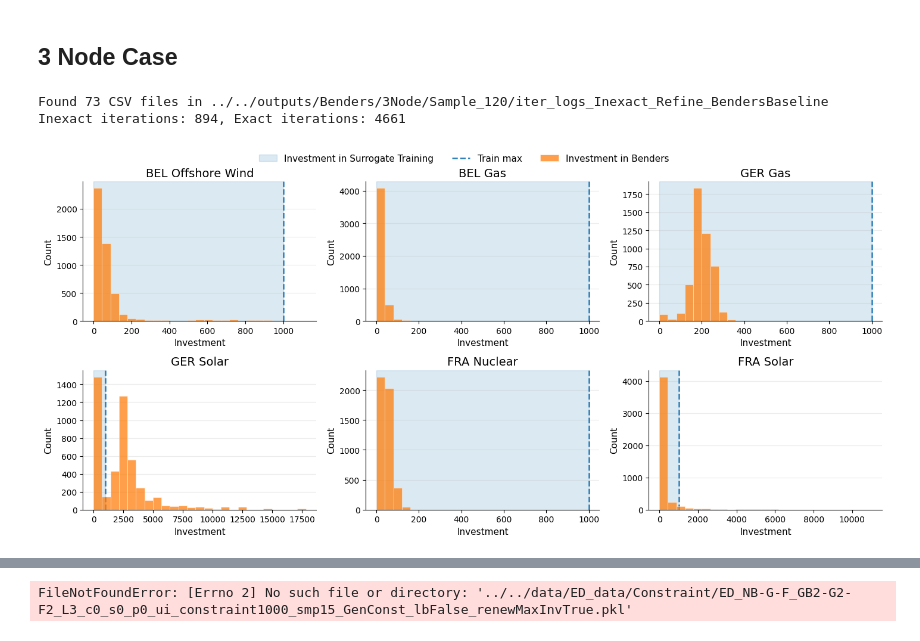
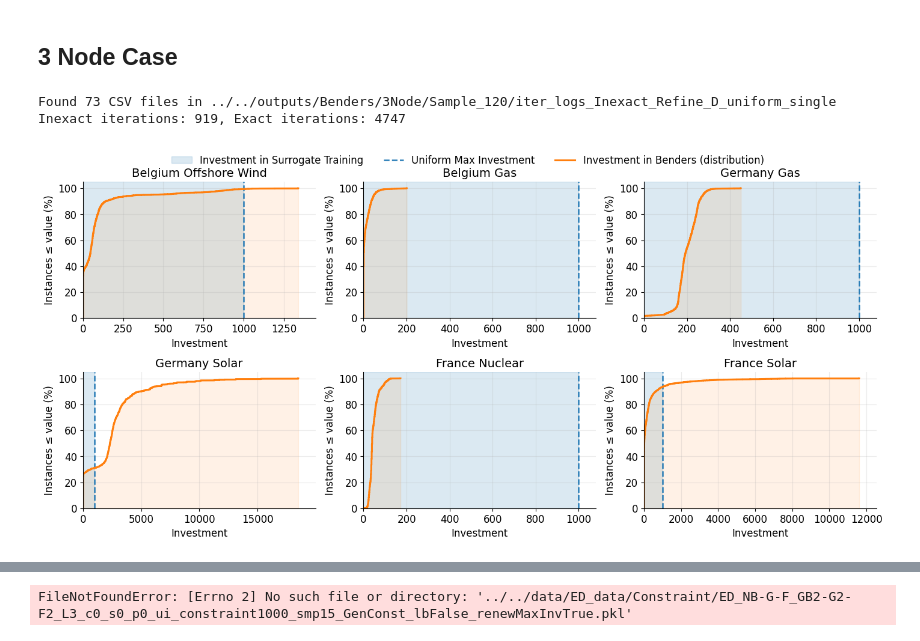
Before and after one commit to PeterrHH/ML-Enhanced-Benders, a Jupyter notebook: experiment-output/ch7/data_analysis.ipynb, the cells around one changed output, grey strips where cells are left out. Saved outputs shown, nothing was run; the diff lists cells and outputs as text; code cells hidden in the pictures.

```diff
--- a/experiment-output/ch7/data_analysis.ipynb
+++ b/experiment-output/ch7/data_analysis.ipynb
@@ -231,36 +160,23 @@ def plot_investment_dist(
 # %%
 
 
-benders_data_path = "../../outputs/Benders/3Node/Sample_120/iter_logs_Inexact_Refine_BendersBaseline"
+benders_data_path = "../../outputs/Benders/3Node/Sample_120/iter_logs_Inexact_Refine_D_uniform_single"
+# benders_data_path = "../../outputs/Benders/3Node/Sample_120/iter_logs_Exact_Exact"
 training_data_path = "../../data/ED_data/ED_NB-G-F_GB2-G2-F2_L3_c0_s0_p0_smp15.pkl"
 config_path = "../../config.json"
 
 
-# plot_investment_dist(
-#     training_data_path=training_data_path,
-#     benders_csv_path=benders_data_path,
-#     config_path=config_path,
-#     plot_name="Investment distributions during exact Benders iterations",
-#     mode="exact",
-#     density=False,
-#     bins=30,
-#     clip_percentile=99,
-#     share_legend=True,
-#     save_path="investment_dist_exact_slide.png",
-# )
 
-plot_investment_dist(
+
+plot_investment_ecdf_dist(
     training_data_path=training_data_path,
     benders_csv_path=benders_data_path,
     config_path=config_path,
-    plot_name="Investment Distributions in Training vs Benders Iterations",
     mode="exact",
-    density=False,
     show_train_support=True,
     show_train_max_line=True,
-    bins=25,
 )
 # %% [output]
-Found 73 CSV files in ../../outputs/Benders/3Node/Sample_120/iter_logs_Inexact_Refine_BendersBaseline
-Inexact iterations: 894, Exact iterations: 4661
+Found 73 CSV files in ../../outputs/Benders/3Node/Sample_120/iter_logs_Inexact_Refine_D_uniform_single
+Inexact iterations: 919, Exact iterations: 4747
-[figure, old version]
+[figure, new version]
```
Also changed, not shown: parts of 7 cells of this notebook, 12 other files.
